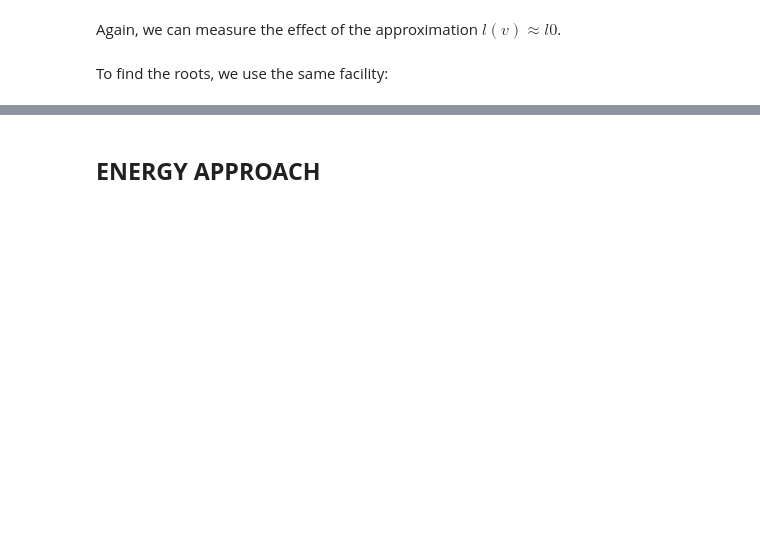
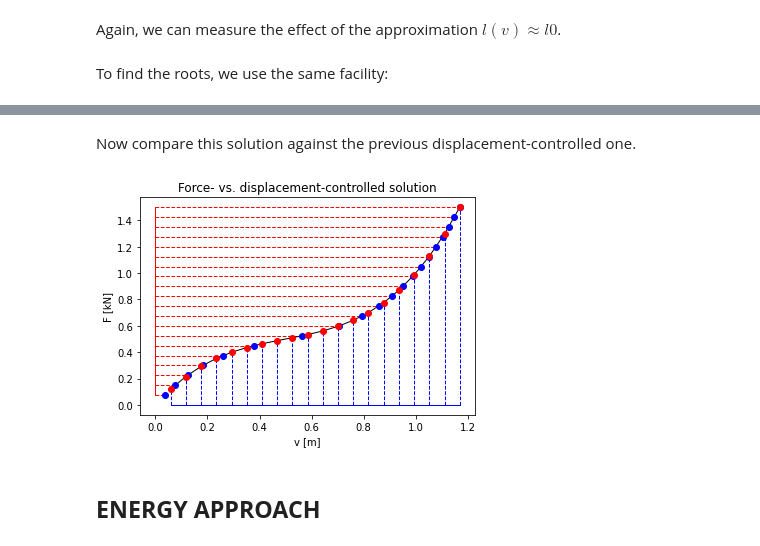
Before and after one commit to BALOGHBence/NLSM, a Jupyter notebook: shallow_truss.ipynb, the cells around one changed output, grey strips where cells are left out. Drawn from its saved outputs; the diff is of its cells as text; code cells hidden in the pictures; blank space fills up the shorter version.

```diff
--- a/shallow_truss.ipynb
+++ b/shallow_truss.ipynb
@@ -161,0 +208,6 @@ error = lambda x : residual(x[0])**2
+# %%
+residual1 = R(F)
+G = lambda x : residual1(x[0])**2
+# for displacement control
+residual2 = Q(v)
+H = lambda x : residual2(x[0])**2
@@ -168,2 +228,39 @@ A result of F = 1.500000000001057 [kN] is the displacement v = 1.169618782043458
+# %% [markdown]
+Now compare this solution against the previous displacement-controlled one.
+# %%
+#k = 0.0
+fig, ax = plt.subplots()
+nstep = 20
+xdataG, xdataH = [], [(i+1)*v/nstep for i in range(nstep)]
+ydataG, ydataH = [(i+1)*F/nstep for i in range(nstep)], []
+
+v_, F_ = 0, 0
+for Fi, vi in zip(ydataG, xdataH):
+    ri = R(Fi)
+    Gi = lambda x : ri(x[0])**2
+    v_ = minimize(Gi, [v_], method='Powell', tol=1e-8).x[0]
+    xdataG.append(v_)
+    ri = Q(vi)
+    Hi = lambda x : ri(x[0])**2
+    F_ = minimize(Hi, [F_], method='Powell', tol=1e-8).x[0]
+    ydataH.append(F_)
+
+ax.plot(xdata2, ydata2, lw=1.0, color='k')
+markerlineG, stemlinesG, baselineG = \
+    ax.stem(ydataG, xdataG, basefmt='r-', orientation='horizontal', \
+        linefmt='r--', markerfmt='bo')
+plt.setp(stemlinesG, 'linewidth', 1)
+plt.setp(baselineG, 'linewidth', 1)
+markerlineH, stemlinesH, baselineH = \
+    ax.stem(xdataH, ydataH, basefmt='b-', orientation='vertical', \
+        linefmt='b--', markerfmt='ro')
+plt.setp(stemlinesH, 'linewidth', 1)
+plt.setp(baselineH, 'linewidth', 1)
+ax.set_xlabel('v [m]')
+ax.set_ylabel('F [kN]')
+ax.set_title('Force- vs. displacement-controlled solution')
+plt.show()
+# %% [output]
+[figure, added]
 # %% [markdown]
 ## **ENERGY APPROACH**
```
Also changed, not shown: parts of 25 cells of this notebook, 5 other files.
